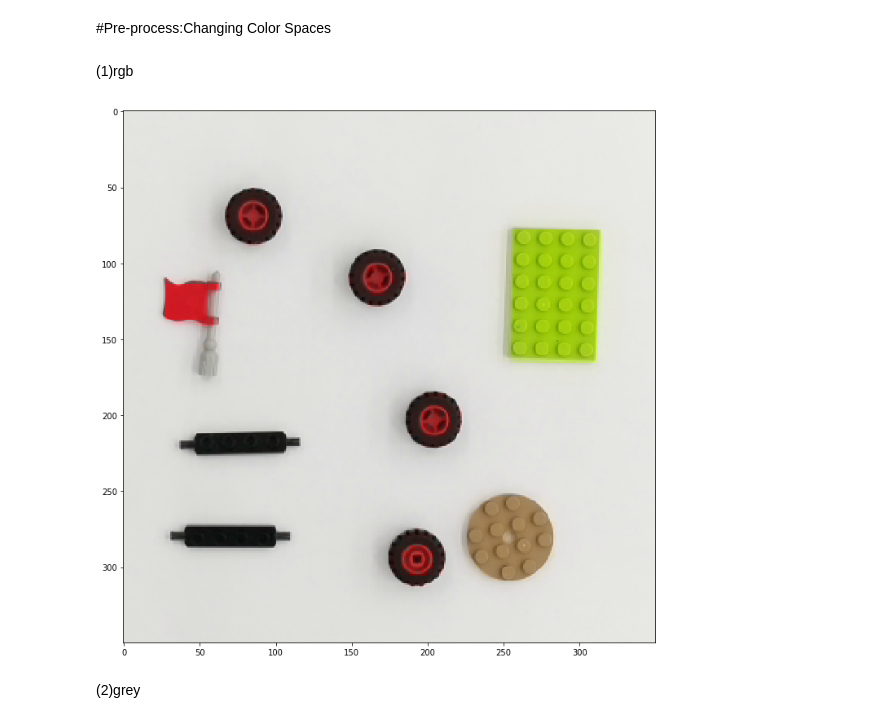
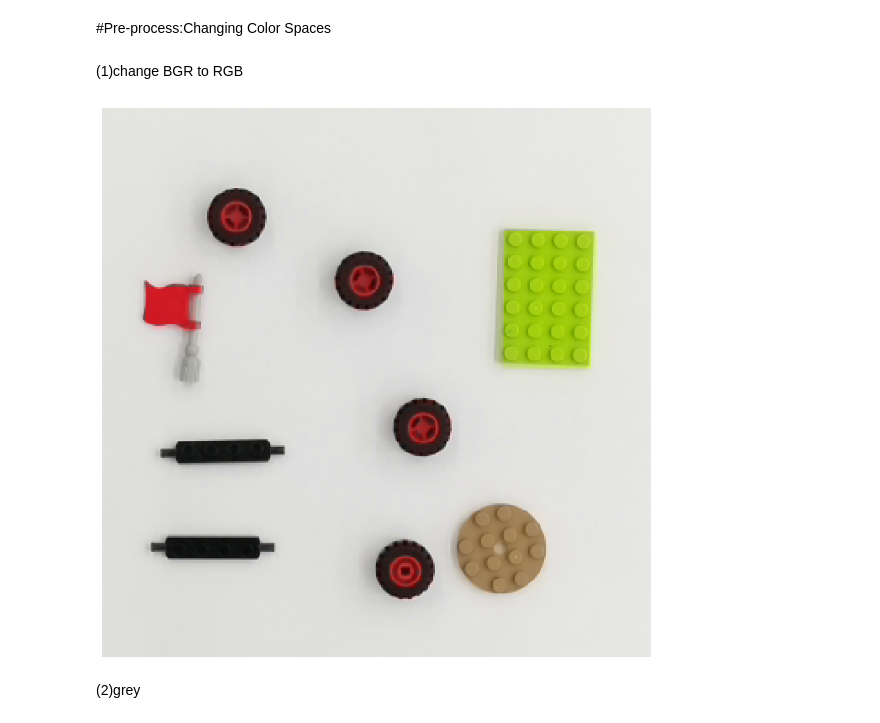
Before and after one commit to zyling1985/low-cost-vision-system-exercise, a Jupyter notebook: code_example.ipynb, the cells around one changed output. Cells and saved outputs as stored; diff of their text form; code cells hidden in the pictures.

```diff
--- a/code_example.ipynb
+++ b/code_example.ipynb
@@ -16,17 +16,18 @@ import math
 img_bgr = cv2.imread('example1.png')
 # %% [markdown]
 #Pre-process:Changing Color Spaces
-# %% [markdown]
-(1)rgb
+# %% [markdown]
+(1)change BGR to RGB
 # %%
 img_rgb = cv2.cvtColor(img_bgr, cv2.COLOR_BGR2RGB)
 # %%
 ds=12
 plt.figure(figsize = (ds,ds))
 plt.imshow(img_rgb)
+plt.axis('off')
 plt.show()
 # %% [output]
-[figure, old version]
+[figure, new version]
 # %% [markdown]
 (2)grey
 # %%
```
Also changed, not shown: parts of 25 cells of this notebook.
